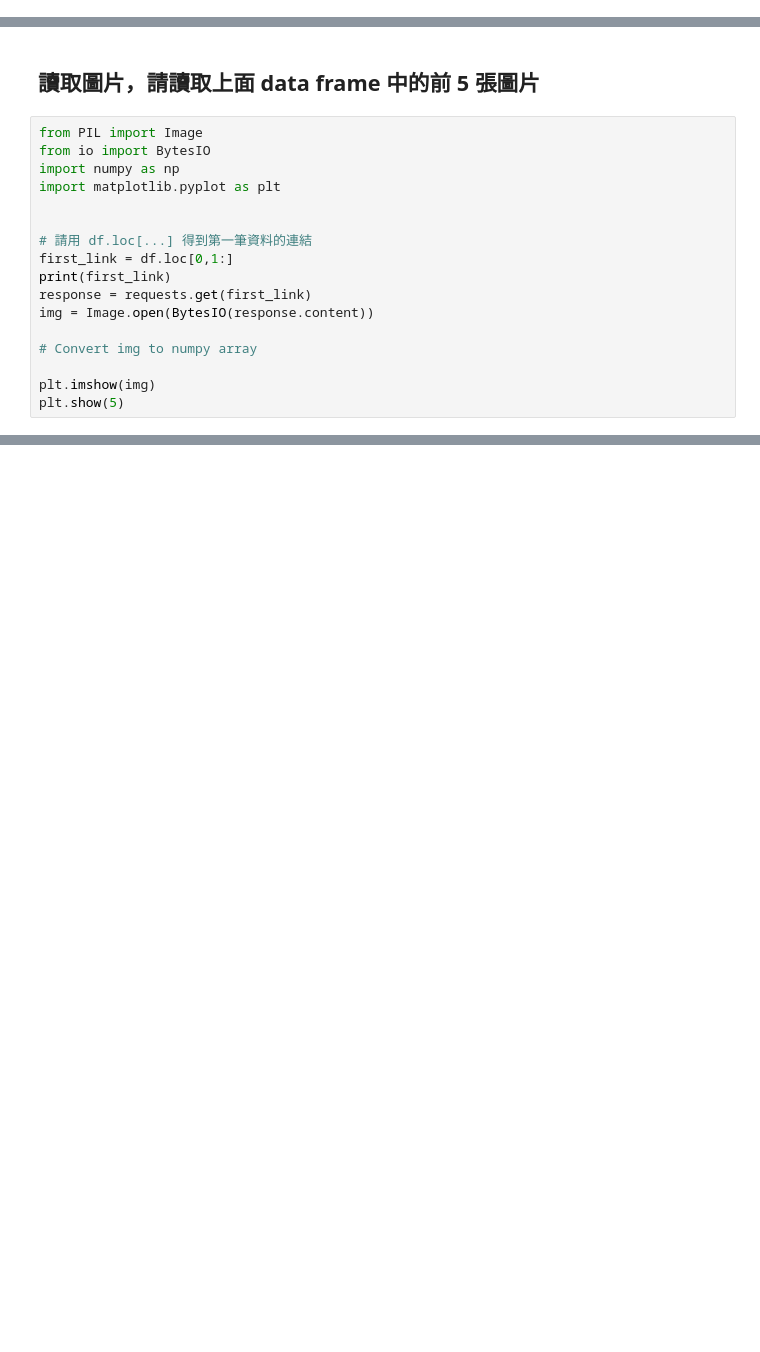
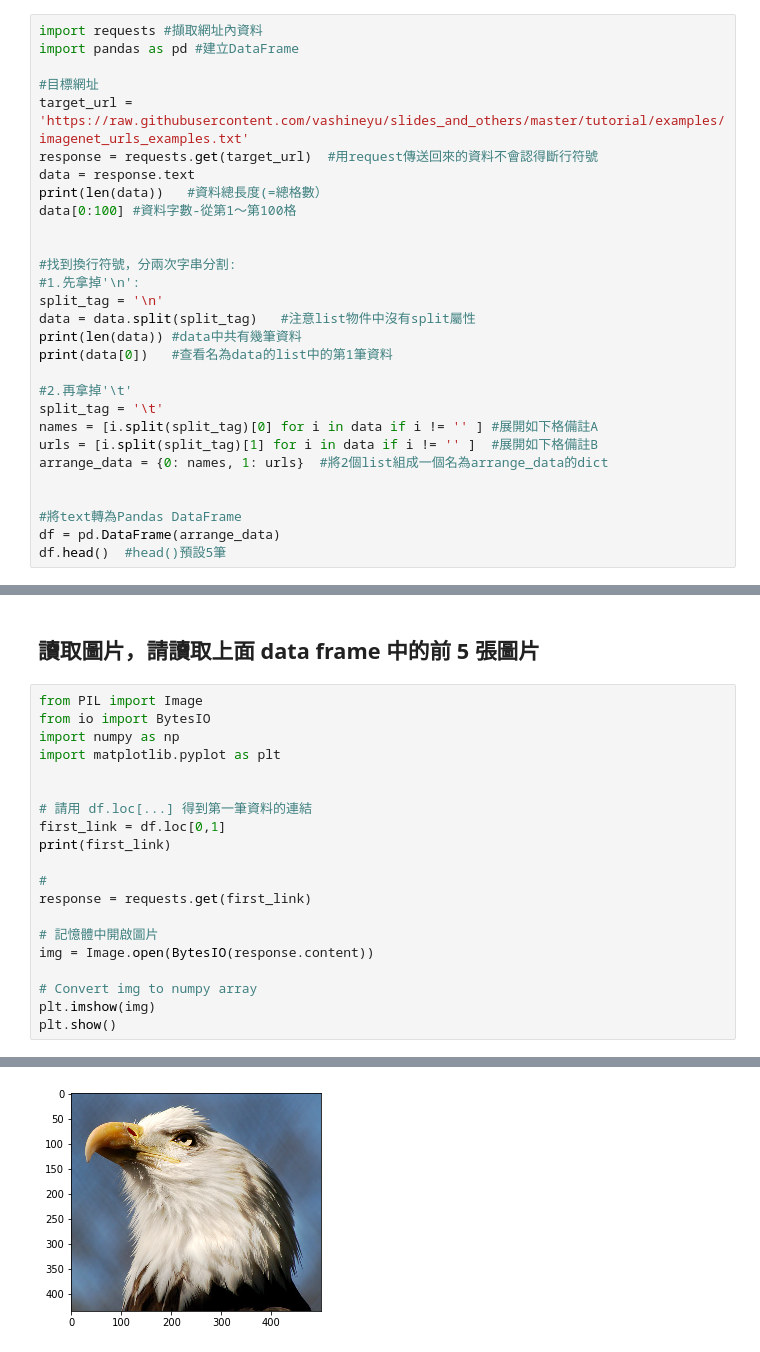
Before and after one commit to mika392874/3rd_ML100Days, a Jupyter notebook: homework/Day_005_HW.ipynb, the cells around one changed output, grey strips where cells are left out. Saved outputs shown, nothing was run; the diff lists cells and outputs as text; blank space fills up the shorter version.

```diff
--- a/homework/Day_005_HW.ipynb
+++ b/homework/Day_005_HW.ipynb
@@ -91,0 +59,29 @@ df.head(5)
+# %%
+import requests #擷取網址內資料
+import pandas as pd #建立DataFrame
+
+#目標網址
+target_url = 'https://raw.githubusercontent.com/vashineyu/slides_and_others/master/tutorial/examples/imagenet_urls_examples.txt'
+response = requests.get(target_url)  #用request傳送回來的資料不會認得斷行符號
+data = response.text
+print(len(data))   #資料總長度(=總格數）
+data[0:100] #資料字數-從第1～第100格
+
+
+#找到換行符號，分兩次字串分割:
+#1.先拿掉'\n':
+split_tag = '\n'
+data = data.split(split_tag)   #注意list物件中沒有split屬性
+print(len(data)) #data中共有幾筆資料
+print(data[0])   #查看名為data的list中的第1筆資料
+
+#2.再拿掉'\t'
+split_tag = '\t'
+names = [i.split(split_tag)[0] for i in data if i != '' ] #展開如下格備註A
+urls = [i.split(split_tag)[1] for i in data if i != '' ]  #展開如下格備註B
+arrange_data = {0: names, 1: urls}  #將2個list組成一個名為arrange_data的dict
+
+
+#將text轉為Pandas DataFrame
+df = pd.DataFrame(arrange_data)
+df.head()  #head()預設5筆
@@ -99,13 +127,16 @@ import matplotlib.pyplot as plt
 
 
 # 請用 df.loc[...] 得到第一筆資料的連結
-first_link = df.loc[0,1:]
+first_link = df.loc[0,1]
 print(first_link)
+
+#
 response = requests.get(first_link)
+
+# 記憶體中開啟圖片
 img = Image.open(BytesIO(response.content))
 
 # Convert img to numpy array
-
 plt.imshow(img)
-plt.show(5)
+plt.show()
 # %% [output]
@@ -114,3 +144,4 @@ InvalidSchema: No connection adapters were found for 'Series([], Name: 0, dtype:
+[figure, added]
 # %%
 def img2arr_fromURLs(url_list, resize = False):
     """
```
Also changed, not shown: parts of 13 cells of this notebook.
